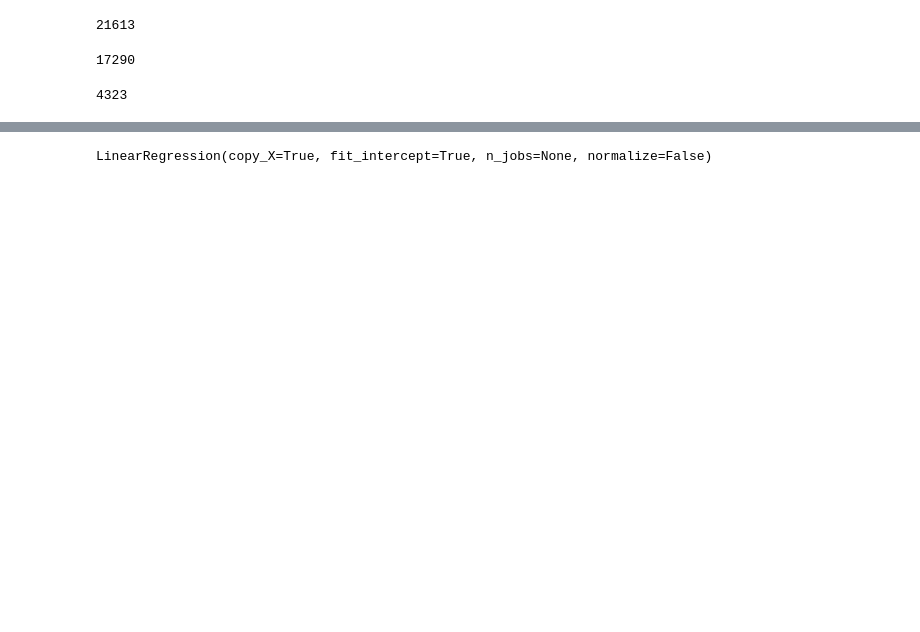
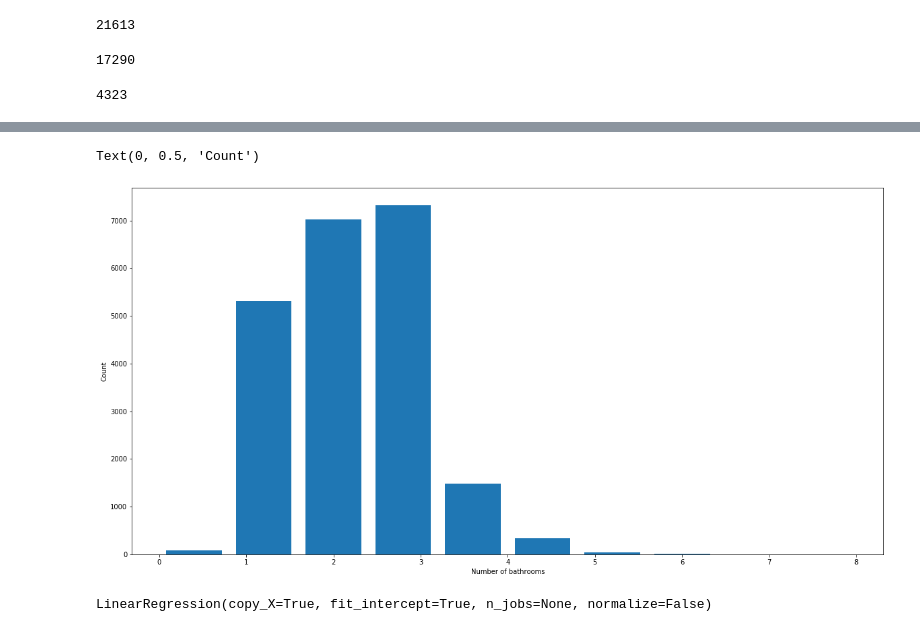
Before and after one commit to DheerajRathore/MLProjects, a Jupyter notebook: King County House Sale/King_County_house_sale_Prediction.csv.ipynb, the cells around one changed output, grey strips where cells are left out. Cells and saved outputs as stored; diff of their text form; code cells hidden in the pictures; blank space fills up the shorter version.

```diff
--- a/King County House Sale/King_County_house_sale_Prediction.csv.ipynb
+++ b/King County House Sale/King_County_house_sale_Prediction.csv.ipynb
@@ -152,0 +166,7 @@ len(X_test)
+# %%
+plt.hist(df.bathrooms, rwidth=.8)
+plt.xlabel("Number of bathrooms")
+plt.ylabel("Count")
+# %% [output]
+Text(0, 0.5, 'Count')
+[figure, added]
```
Also changed, not shown: parts of 16 cells of this notebook, 2 other files.
